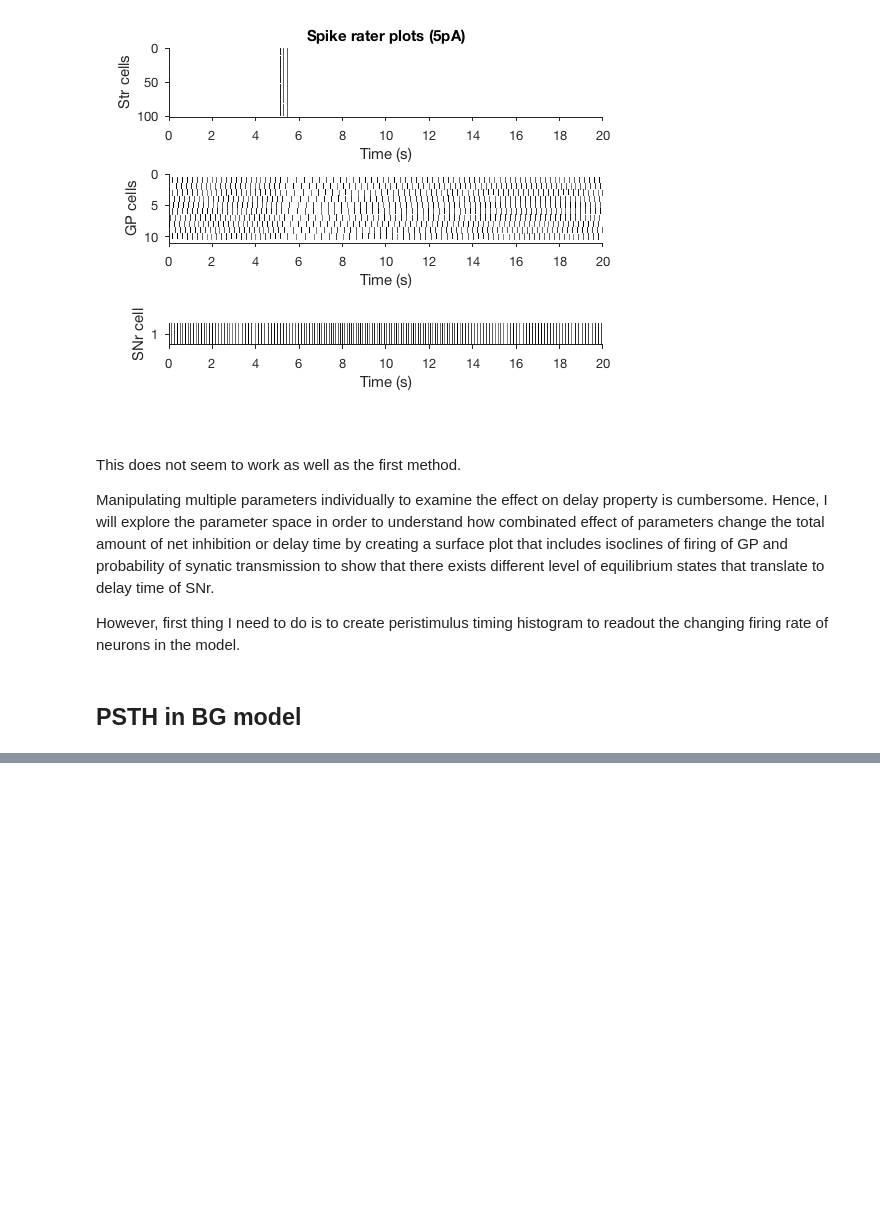
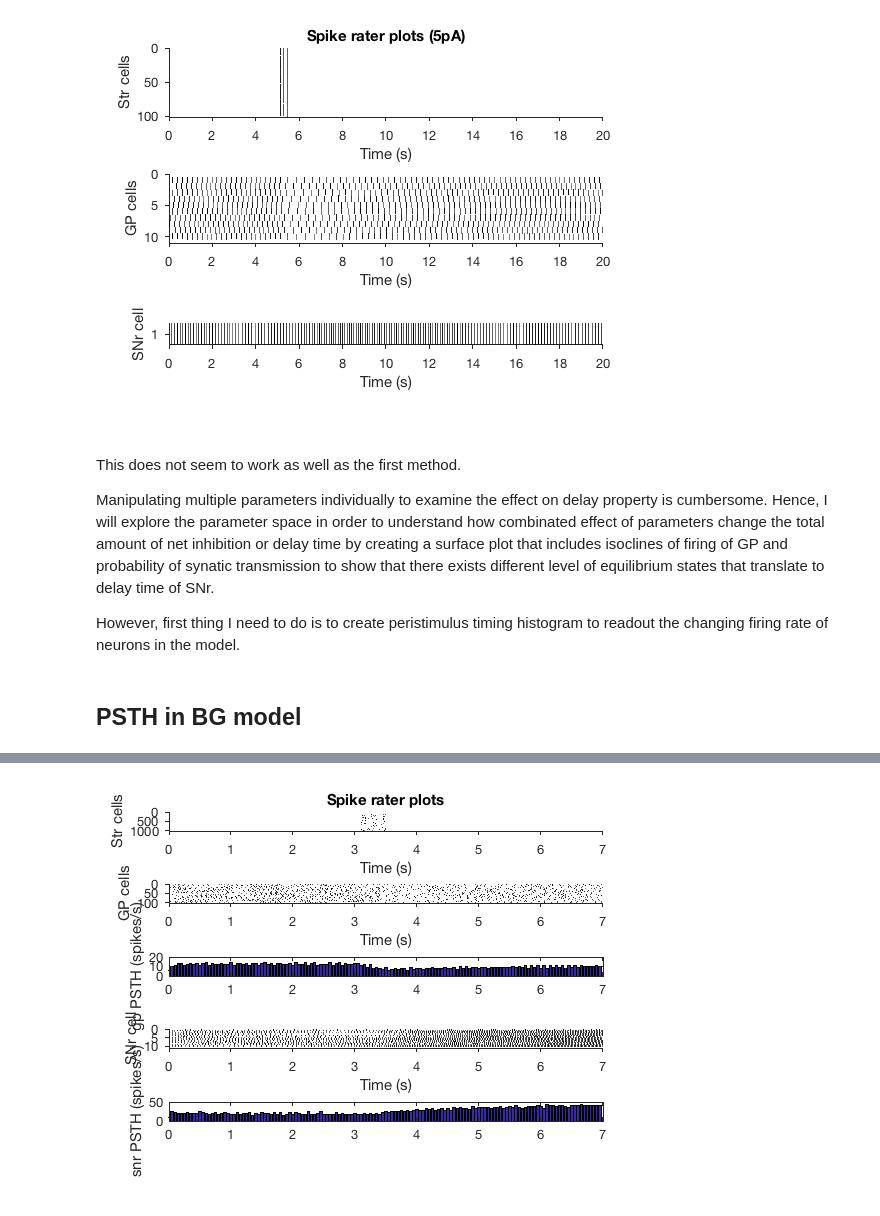
Before and after one commit to seulah-kim/delaylineBG, a Jupyter notebook: BGdelayline_notebook.ipynb, the cells around one changed output, grey strips where cells are left out. Drawn from its saved outputs; the diff is of its cells as text; code cells hidden in the pictures; blank space fills up the shorter version.

```diff
--- a/BGdelayline Prototype.ipynb
+++ b/BGdelayline_notebook.ipynb
@@ -703,3 +703,69 @@ Manipulating multiple parameters individually to examine the effect on delay pro
 However, first thing I need to do is to create peristimulus timing histogram to readout the changing firing rate of neurons in the model.
 # %% [markdown]
 ## PSTH in BG model
+# %%
+spk_gp=[];
+spk_snr=[];
+spk_str=[];
+Isyn_snr=[];
+%Runs 20s simulation without any stimulus to measure steady-state values.
+g_gp2snr = BGdelayline_setinit('I_exc_gp',80,'prob_syn_gp2snr',0.35); % initial conductance of gp to snr synapses
+
+for l = 1:10
+%%Simulation
+[Vm_gp,Vm_snr,Vm_str, Isyn_gp, Isnr] = BGdelayline('stimCellsPer',100,'I_exc_gp',80,'prob_syn_gp2snr',0.35,'g_gp2snr_i',g_gp2snr);
+
+spk_gp = [spk_gp; Vm_gp==15];
+spk_snr = [spk_snr; Vm_snr==15];
+spk_str = [spk_str; Vm_str==15];
+Isyn_snr = [Isyn_snr ; Isnr];
+end
+
+%%Plot
+figure (1)
+subplot(5,1,1)
+plotRaster(spk_str);
+title('Spike rater plots')
+ylabel('Str cells')
+subplot(5,1,2)
+
+plotRaster(spk_gp);
+ylabel('GP cells')
+subplot(5,1,4)
+
+plotRaster(spk_snr);
+ylabel('SNr cell')
+
+
+binWidth_gp = 50; %ms - can detect freq up to 40Hz (Nyquist freq = 80Hz)
+
+t_bar_gp = 1:binWidth_gp:length(spk_gp);
+psth_gp = zeros(1,length(t_bar_gp));
+
+for psth_i = 1:length(t_bar_gp)-1
+
+    psth_gp(psth_i) = sum(sum(spk_gp(:,t_bar_gp(psth_i):(t_bar_gp(psth_i)+binWidth_gp-1))));
+
+end
+
+fr_gp = mean(psth_gp(find(1<=t_bar_gp*0.001<=3)))/(size(spk_gp,1)*(binWidth_gp*0.001));
+
+figure (1)
+subplot(5,1,3)
+bar(t_bar_gp*0.001,psth_gp/(size(spk_gp,1)*(binWidth_gp*0.001)))
+xlim([0 length(spk_gp)*0.001])
+ylabel('gp PSTH (spikes/s)')
+
+binWidth_snr = 50; %ms
+t_bar_snr = 1:binWidth_snr:length(spk_snr);
+psth_snr = zeros(1,length(t_bar_snr));
+
+for psth_j = 1:length(t_bar_snr)-1
+psth_snr(psth_j) = sum(sum(spk_snr(:,t_bar_snr(psth_j):(t_bar_snr(psth_j)+binWidth_snr-1))));
+end
+
+subplot(5,1,5)
+bar(t_bar_snr*0.001,psth_snr/(size(spk_snr,1)*(binWidth_snr*0.001)))
+xlim([0 length(spk_gp)*0.001])
+ylabel('snr PSTH (spikes/s)')
+# %% [output]
@@ -705,0 +782 @@ However, first thing I need to do is to create peristimulus timing histogram to
+[figure, added]
```
Also changed, not shown: parts of 4 cells of this notebook, 9 other files.
